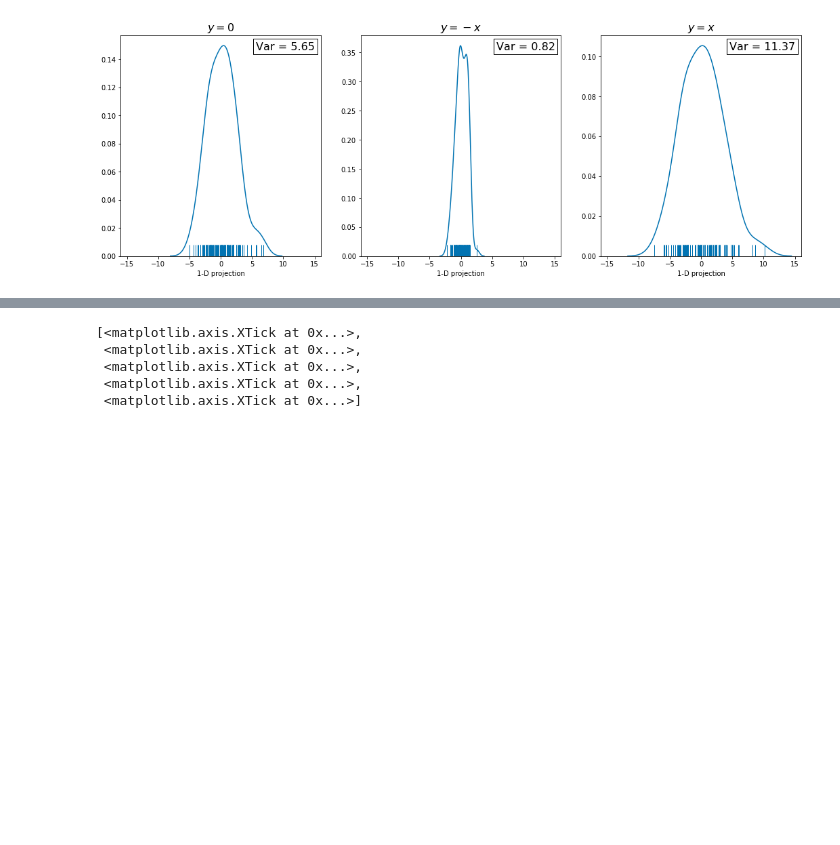
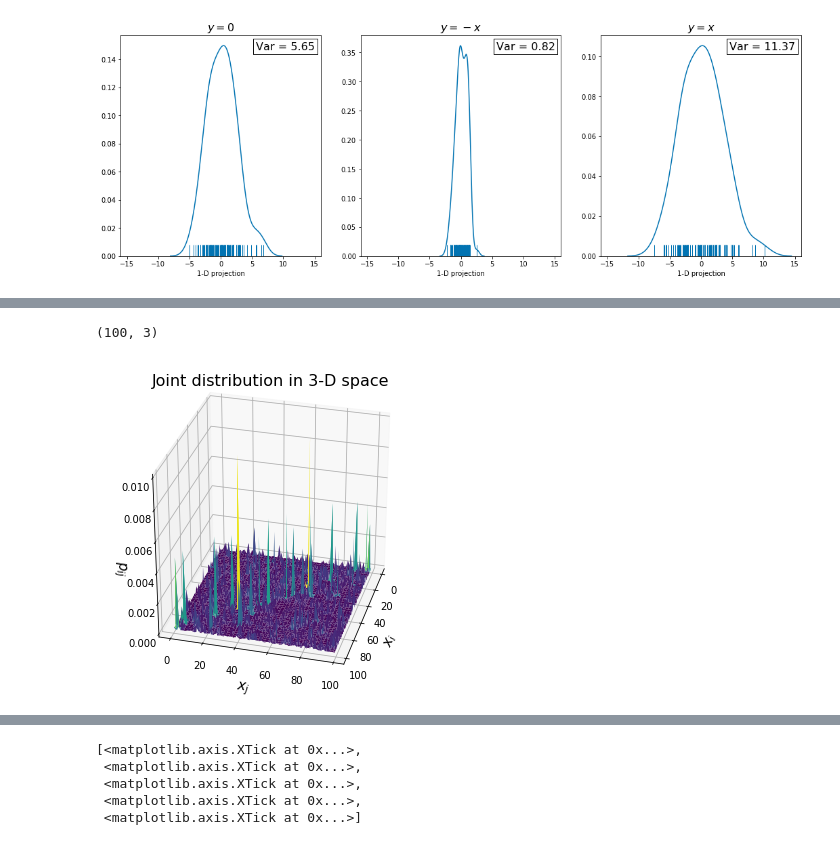
Before and after one commit to msto/bme780-final-tutorial, a Jupyter notebook: dimensionality reduction tutorial appendix.ipynb, the cells around one changed output, grey strips where cells are left out. Saved outputs shown, nothing was run; the diff lists cells and outputs as text; code cells hidden in the pictures; blank space fills up the shorter version.

```diff
--- a/dimensionality reduction tutorial appendix.ipynb
+++ b/dimensionality reduction tutorial appendix.ipynb
@@ -323,0 +416,3 @@ plt.savefig('figs/pca_compare_variance.png', bbox_inches='tight')
+# %%
+perplexity = 30
+# target_entropy = np.log2(perplexity)
@@ -323,0 +421,5 @@ plt.savefig('figs/pca_compare_variance.png', bbox_inches='tight')
+# %%
+def compute_perplexity(p):
+    p = p[np.where(p > 0)]
+    entropy = - p.dot(np.log2(p))
+    return 2 ** entropy
@@ -323,0 +495,6 @@ plt.savefig('figs/pca_compare_variance.png', bbox_inches='tight')
+# %%
+p = np.zeros((n, n))
+
+for i in range(n):
+    for j in range(n):
+        p[i, j] = (cond_p[i, j] + cond_p[j, i]) / (2 * n)
@@ -323,0 +515,21 @@ plt.savefig('figs/pca_compare_variance.png', bbox_inches='tight')
+# %%
+X.shape
+# %% [output]
+(100, 3)
+# %%
+xloc, yloc = np.meshgrid(np.arange(n), np.arange(n))
+# %%
+fig = plt.figure(figsize=(6, 6))
+ax = fig.add_subplot(111, projection='3d')
+ax.plot_surface(xloc, yloc, p, cmap='viridis')
+ax.set_xlabel(r"$x_i$", fontsize=14)
+ax.set_ylabel(r"$x_j$", fontsize=14)
+ax.set_zlabel(r"$p_{ij}$", fontsize=14)
+ax.view_init(30, 15)
+ax.grid(True)
+ax.set_zlim(0, 0.01)
+ax.set_title('Joint distribution in 3-D space', fontsize=16)
+
+plt.savefig('figs/tSNE_3D_joint.png', bbox_inches='tight')
+# %% [output]
+[figure, added]
```
Also changed, not shown: parts of 40 cells of this notebook.
